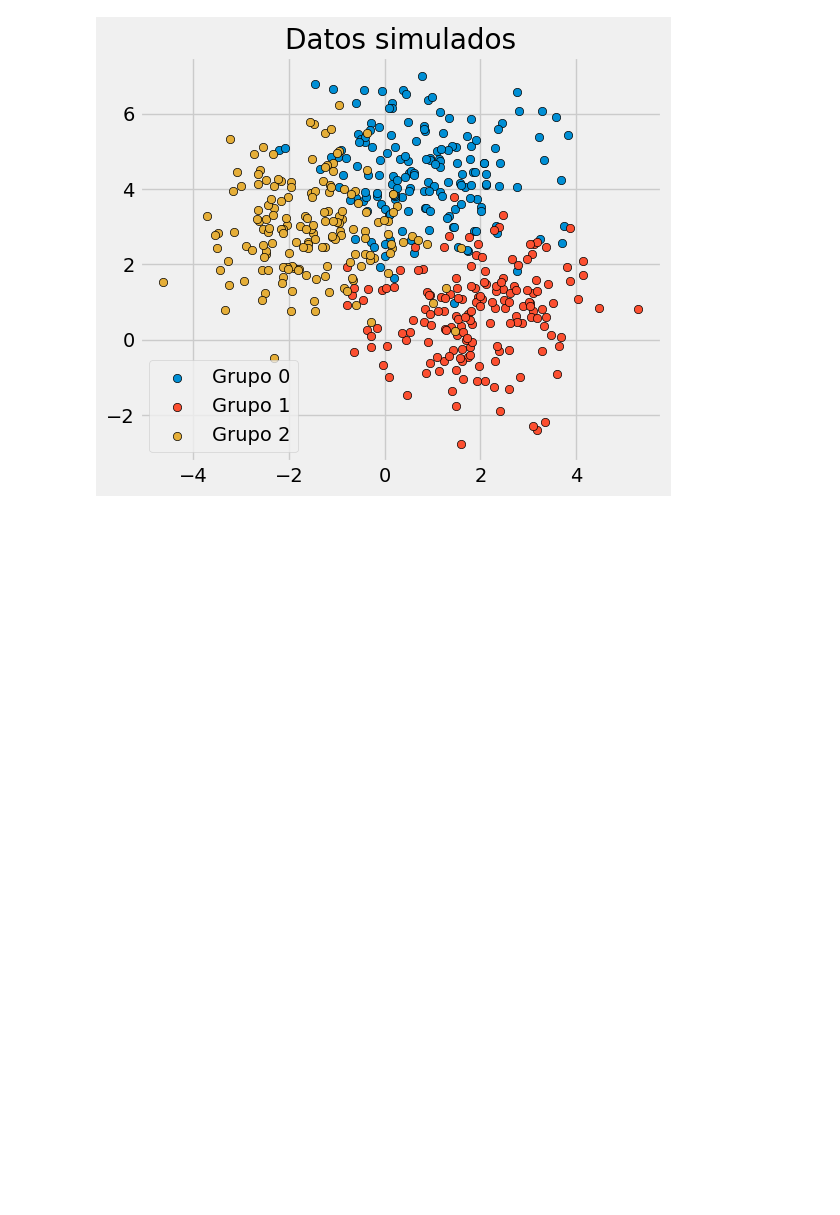
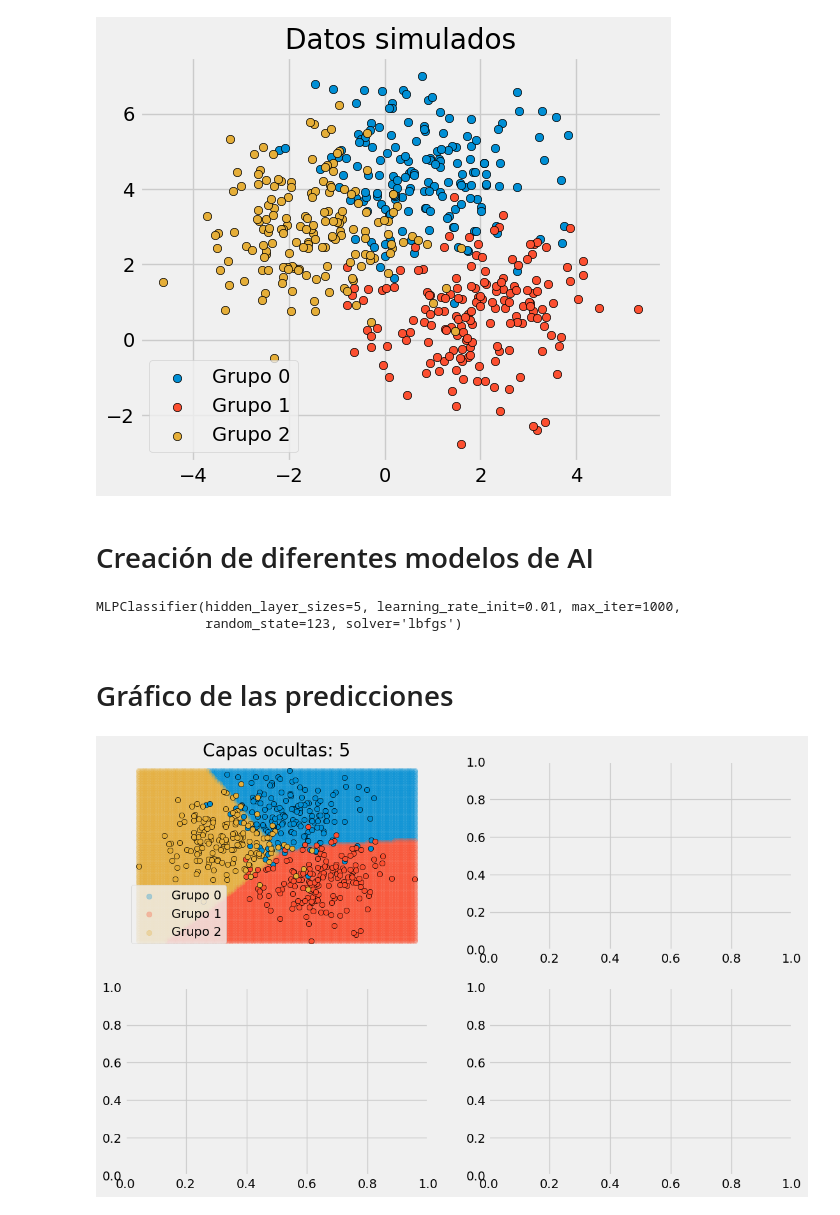
Before and after one commit to Dev-Mw/NNClassifier, a Jupyter notebook: red_neuronal_clasificatoria.ipynb, the cells around one changed output. Drawn from its saved outputs; the diff is of its cells as text; code cells hidden in the pictures; blank space fills up the shorter version.

Commit message:
Creación del primer modelo

```diff
--- a/red_neuronal_clasificatoria.ipynb
+++ b/red_neuronal_clasificatoria.ipynb
@@ -45,3 +45,59 @@ ax.set_title('Datos simulados')
 ax.legend();
 # %% [output]
 [figure]
+# %% [markdown]
+# Creación de diferentes modelos de AI
+# %%
+modelo_1 = MLPClassifier(
+                hidden_layer_sizes=(5),#capas oucultas 1 con 5 neuronas
+                learning_rate_init=0.01,#ratio del aprendizajes cambios en la neurona
+                solver = 'lbfgs',#método
+                max_iter = 1000,# cantidad maxima e iteraciones de entrenamiento
+                random_state = 123# pesos aleatorios
+            )
+
+modelo_1.fit(X=X, y=y)
+# %% [output]
+MLPClassifier(hidden_layer_sizes=5, learning_rate_init=0.01, max_iter=1000,
+              random_state=123, solver='lbfgs')
+# %% [markdown]
+# Gráfico de las predicciones
+# %%
+fig, axs = plt.subplots(2, 2, figsize=(12,8))
+axs = axs.flatten()
+
+grid_x1 = np.linspace(start=min(X[:, 0]), stop=max(X[:, 0]), num=100)
+grid_x2 = np.linspace(start=min(X[:, 1]), stop=max(X[:, 1]), num=100)
+
+xx, yy = np.meshgrid(grid_x1, grid_x2)
+X_grid = np.column_stack([xx.flatten(), yy.flatten()])
+
+for i, modelo in enumerate([modelo_1]):
+
+    predicciones = modelo.predict(X_grid)
+
+    for j in np.unique(predicciones):
+        axs[i].scatter(
+            x = X_grid[predicciones == j, 0],
+            y = X_grid[predicciones == j, 1],
+            c = plt.rcParams['axes.prop_cycle'].by_key()['color'][j],
+            #marker = 'o',
+            alpha = 0.3,
+            label= f"Grupo {j}"
+        )
+
+    for j in np.unique(y):
+        axs[i].scatter(
+            x = X[y == j, 0],
+            y = X[y == j, 1],
+            c = plt.rcParams['axes.prop_cycle'].by_key()['color'][j],
+            marker    = 'o',
+            edgecolor = 'black'
+        )
+
+    axs[i].set_title(f"Capas ocultas: {modelo.hidden_layer_sizes}")
+    axs[i].axis('off')
+
+axs[0].legend();
+# %% [output]
+[figure, added]
```
Also changed, not shown: parts of 1 cell of this notebook.
